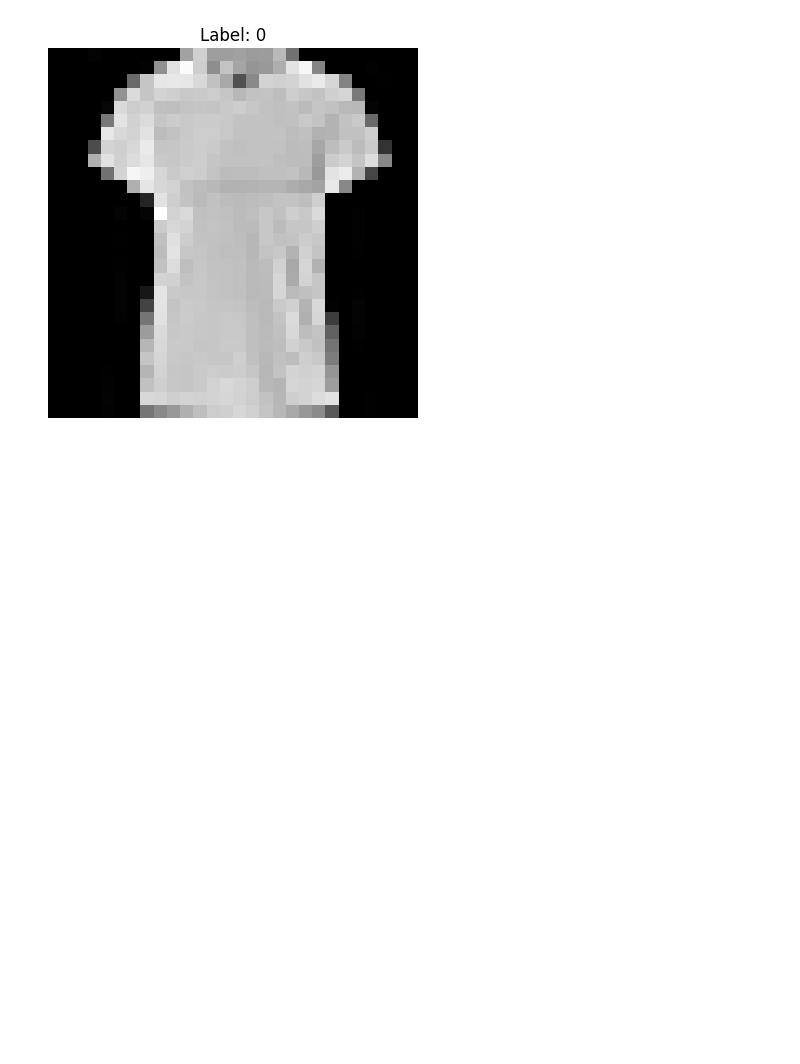
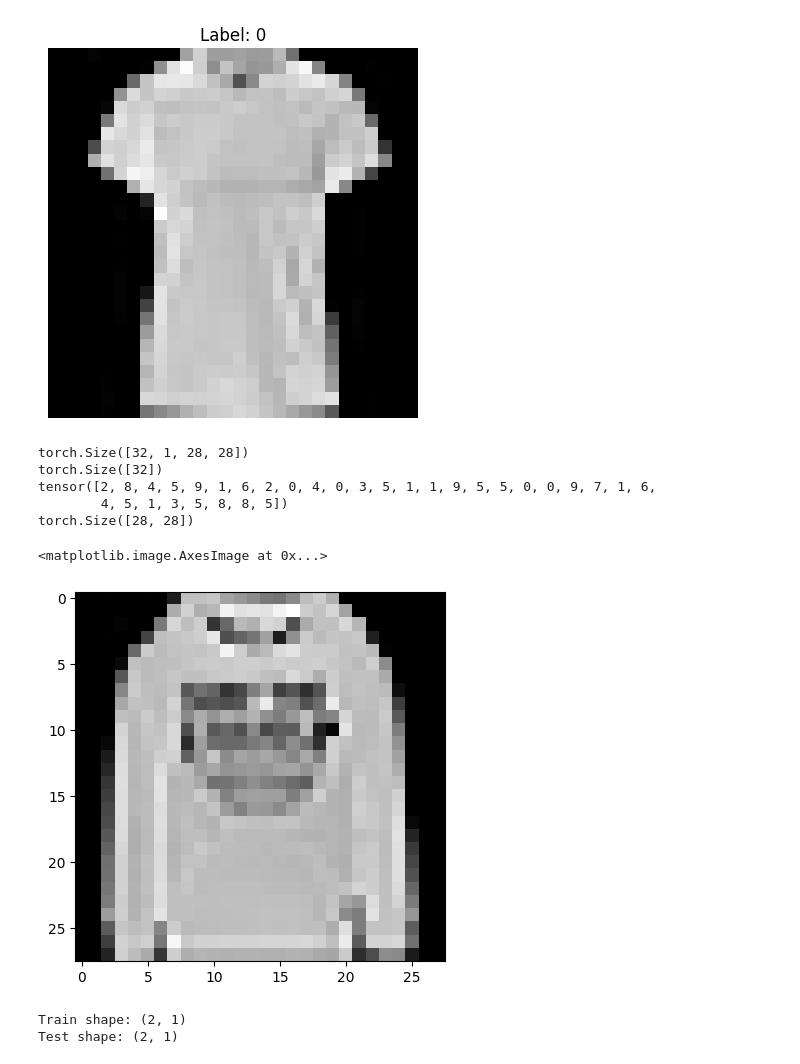
Before and after one commit to mohammad6655/My-repository, a Jupyter notebook: torch_tut1.ipynb, the cells around one changed output. Saved outputs shown, nothing was run; the diff lists cells and outputs as text; code cells hidden in the pictures; blank space fills up the shorter version.

```diff
--- a/torch_tut1.ipynb
+++ b/torch_tut1.ipynb
@@ -43,6 +65,11 @@ training_data = FashionMNIST(
     download = True ,
     transform = ToTensor()
 )
+test_data = FashionMNIST(
+    root = "data",
+    train = False,
+    download = True,
+    transform = ToTensor())
 # %%
 print(training_data)
 print(training_data[0])
@@ -133,3 +181,46 @@ plt.show()
 # %% [output]
 [figure]
 [figure]
+# %%
+training_dataloader = DataLoader(training_data, batch_size = 32, shuffle = True)
+test_dataloader = DataLoader(test_data, batch_size = 32, shuffle = True)
+
+batch_features, batch_labels = next(iter(training_dataloader))
+
+sample = batch_features[0].squeeze()
+
+print(batch_features.shape)
+print(batch_labels.shape)
+print(batch_labels)
+print(batch_features[0].squeeze().shape)
+
+plt.imshow(sample ,cmap='gray')
+# %% [output]
+torch.Size([32, 1, 28, 28])
+torch.Size([32])
+tensor([2, 8, 4, 5, 9, 1, 6, 2, 0, 4, 0, 3, 5, 1, 1, 9, 5, 5, 0, 0, 9, 7, 1, 6,
+        4, 5, 1, 3, 5, 8, 8, 5])
+torch.Size([28, 28])
+<matplotlib.image.AxesImage at 0x...>
+[figure, added]
+# %%
+url_train = "https://raw.githubusercontent.com/fpleoni/fashion_mnist/master/fashion-mnist_train.csv"
+url_test  = "https://raw.githubusercontent.com/fpleoni/fashion_mnist/master/fashion-mnist_test.csv"
+
+train_csv = "fashion_train.csv"
+test_csv  = "fashion_test.csv"
+
+if not os.path.exists(train_csv):
+    urllib.request.urlretrieve(url_train, train_csv)
+if not os.path.exists(test_csv):
+    urllib.request.urlretrieve(url_test, test_csv)
+
+
+data_train = pd.read_csv(train_csv, header=None, skiprows=1)
+data_test  = pd.read_csv(test_csv, header=None, skiprows=1)
+
+print("Train shape:", data_train.shape)
+print("Test shape:", data_test.shape)
+# %% [output]
+Train shape: (2, 1)
+Test shape: (2, 1)
```
Also changed, not shown: parts of 8 cells of this notebook, 30 other files.
